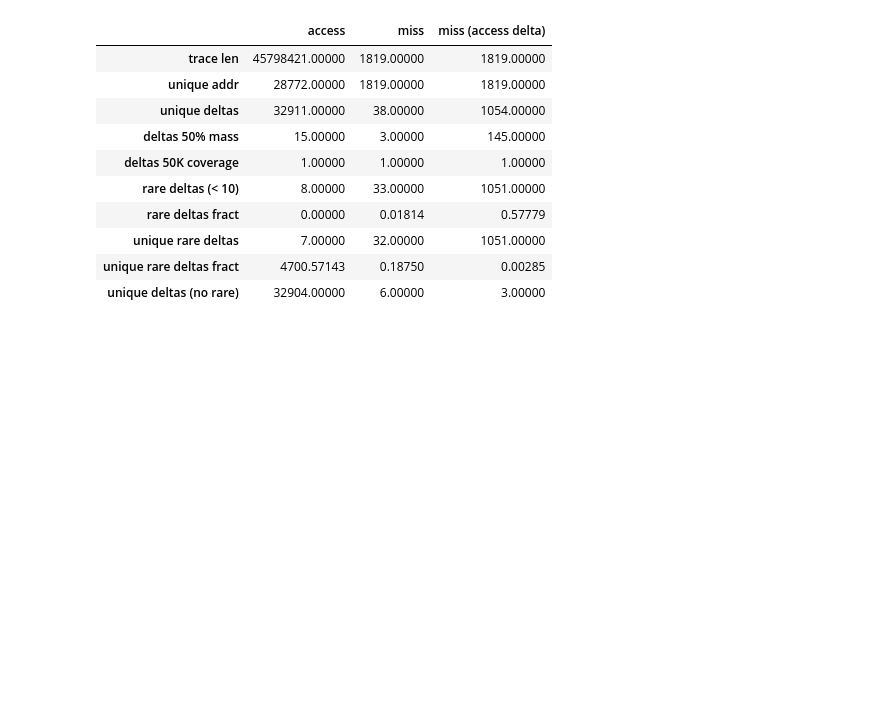
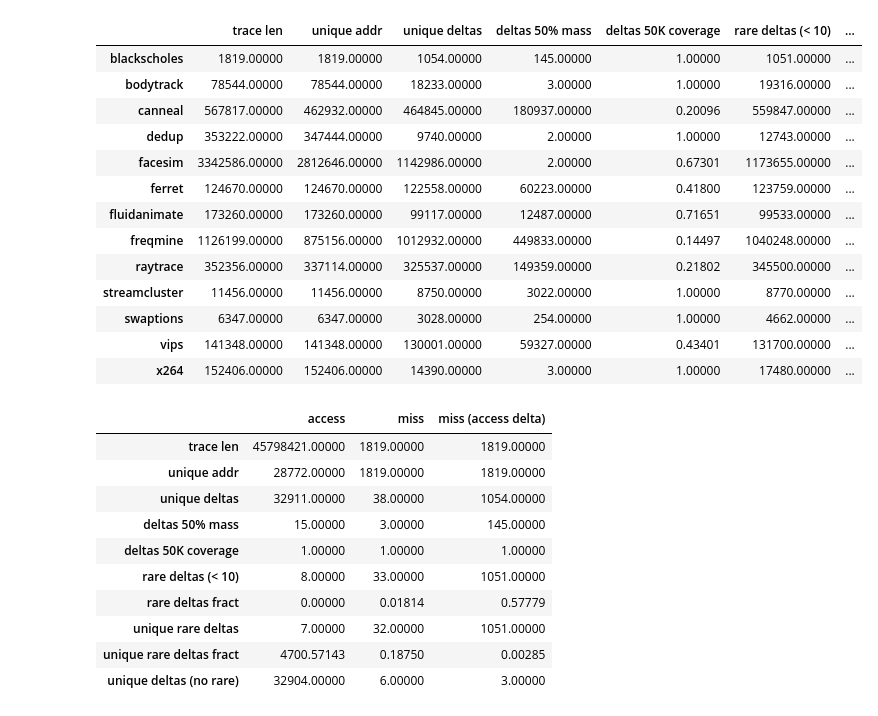
Before and after one commit to mcapuccini/dl-prefetch, a Jupyter notebook: notebooks/stats.ipynb, the cells around one changed output. Saved outputs shown, nothing was run; the diff lists cells and outputs as text; code cells hidden in the pictures; blank space fills up the shorter version.

```diff
--- a/notebooks/stats.ipynb
+++ b/notebooks/stats.ipynb
@@ -58,3 +115,20 @@ def stats(benchmark):
+# %%
+stats_table('miss (access delta)')
+# %% [output]
+|  | trace len | unique addr | unique deltas | deltas 50% mass | deltas 50K coverage | rare deltas (< 10) | ... |
+| blackscholes | 1819.00000 | 1819.00000 | 1054.00000 | 145.00000 | 1.00000 | 1051.00000 | ... |
+| bodytrack | 78544.00000 | 78544.00000 | 18233.00000 | 3.00000 | 1.00000 | 19316.00000 | ... |
+| canneal | 567817.00000 | 462932.00000 | 464845.00000 | 180937.00000 | 0.20096 | 559847.00000 | ... |
+| dedup | 353222.00000 | 347444.00000 | 9740.00000 | 2.00000 | 1.00000 | 12743.00000 | ... |
+| facesim | 3342586.00000 | 2812646.00000 | 1142986.00000 | 2.00000 | 0.67301 | 1173655.00000 | ... |
+| ferret | 124670.00000 | 124670.00000 | 122558.00000 | 60223.00000 | 0.41800 | 123759.00000 | ... |
+| fluidanimate | 173260.00000 | 173260.00000 | 99117.00000 | 12487.00000 | 0.71651 | 99533.00000 | ... |
+| freqmine | 1126199.00000 | 875156.00000 | 1012932.00000 | 449833.00000 | 0.14497 | 1040248.00000 | ... |
+| raytrace | 352356.00000 | 337114.00000 | 325537.00000 | 149359.00000 | 0.21802 | 345500.00000 | ... |
+| streamcluster | 11456.00000 | 11456.00000 | 8750.00000 | 3022.00000 | 1.00000 | 8770.00000 | ... |
+| swaptions | 6347.00000 | 6347.00000 | 3028.00000 | 254.00000 | 1.00000 | 4662.00000 | ... |
+| vips | 141348.00000 | 141348.00000 | 130001.00000 | 59327.00000 | 0.43401 | 131700.00000 | ... |
+| x264 | 152406.00000 | 152406.00000 | 14390.00000 | 3.00000 | 1.00000 | 17480.00000 | ... |
 # %%
 stats('blackscholes')
 # %% [output]
```
Also changed, not shown: parts of 3 cells of this notebook, 2 other files.
